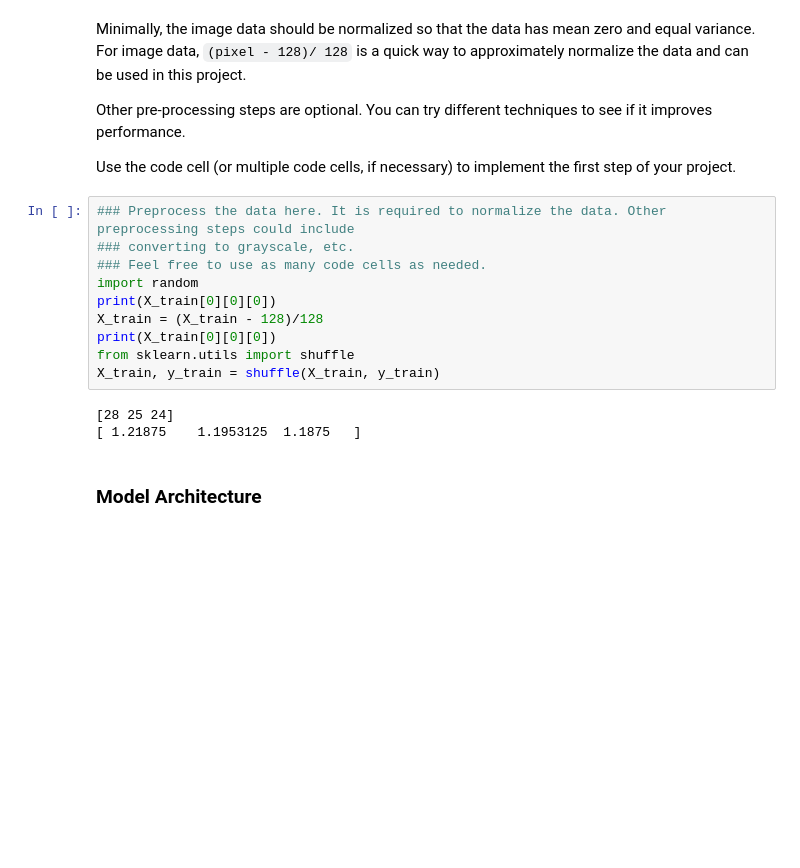
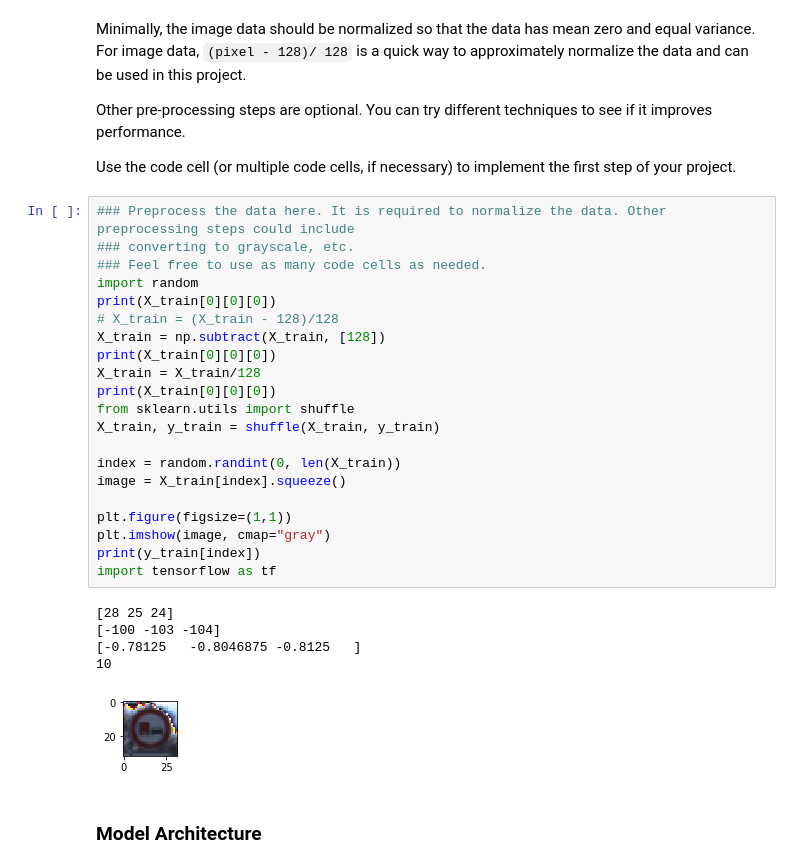
Before and after one commit to erick291992/CarND-Traffic-Sign-Classifier-Project, a Jupyter notebook: Traffic_Sign_Classifier.ipynb, the cells around one changed output. Saved outputs shown, nothing was run; the diff lists cells and outputs as text; blank space fills up the shorter version.

Commit message:
some random test

```diff
--- a/Traffic_Sign_Classifier.ipynb
+++ b/Traffic_Sign_Classifier.ipynb
@@ -143,16 +143,30 @@ Use the code cell (or multiple code cells, if necessary) to implement the first
 # %%
 ### Preprocess the data here. It is required to normalize the data. Other preprocessing steps could include
 ### converting to grayscale, etc.
 ### Feel free to use as many code cells as needed.
 import random
 print(X_train[0][0][0])
-X_train = (X_train - 128)/128
+# X_train = (X_train - 128)/128
+X_train = np.subtract(X_train, [128])
+print(X_train[0][0][0])
+X_train = X_train/128
 print(X_train[0][0][0])
 from sklearn.utils import shuffle
 X_train, y_train = shuffle(X_train, y_train)
+
+index = random.randint(0, len(X_train))
+image = X_train[index].squeeze()
+
+plt.figure(figsize=(1,1))
+plt.imshow(image, cmap="gray")
+print(y_train[index])
+import tensorflow as tf
 # %% [output]
 [28 25 24]
-[ 1.21875    1.1953125  1.1875   ]
+[-100 -103 -104]
+[-0.78125   -0.8046875 -0.8125   ]
+10
+[figure, added]
 # %% [markdown]
 ### Model Architecture
 # %%
```
Also changed, not shown: parts of 6 cells of this notebook, 9 other files.
